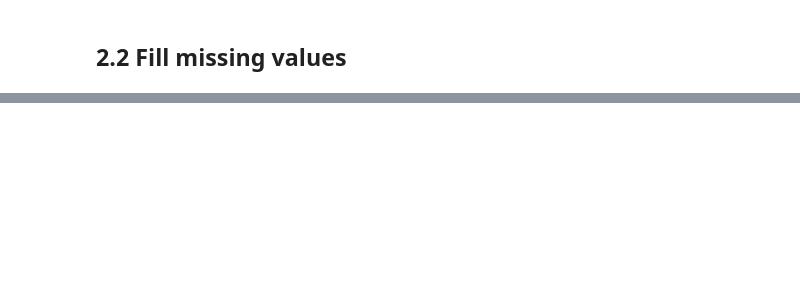
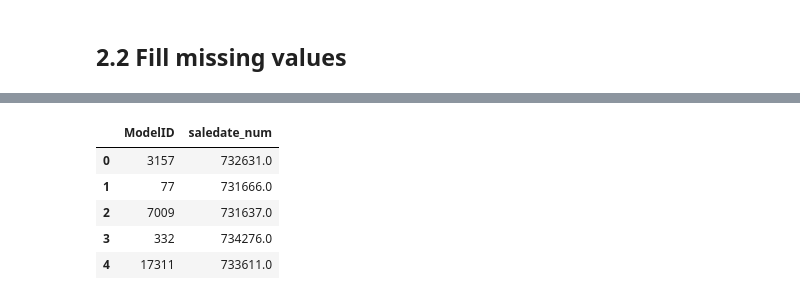
Before and after one commit to j-gd/python_templates, a Jupyter notebook: eda/EDA_template.ipynb, the cells around one changed output, grey strips where cells are left out. Drawn from its saved outputs; the diff is of its cells as text; code cells hidden in the pictures; blank space fills up the shorter version.

```diff
--- a/eda/EDA_template.ipynb
+++ b/eda/EDA_template.ipynb
@@ -77,0 +108,12 @@ dt.date2num(pd.to_datetime(raw_df['saledate'][3]))
+# %%
+X_train = X_all[X_all['YearMade']>1000]
+y = X_train['YearMade']
+X_train.drop('YearMade',axis=1,inplace=True)
+X_train.head()
+# %% [output]
+|  | ModelID | saledate_num |
+| 0 | 3157 | 732631.0 |
+| 1 | 77 | 731666.0 |
+| 2 | 7009 | 731637.0 |
+| 3 | 332 | 734276.0 |
+| 4 | 17311 | 733611.0 |
```
Also changed, not shown: parts of 14 cells of this notebook.
